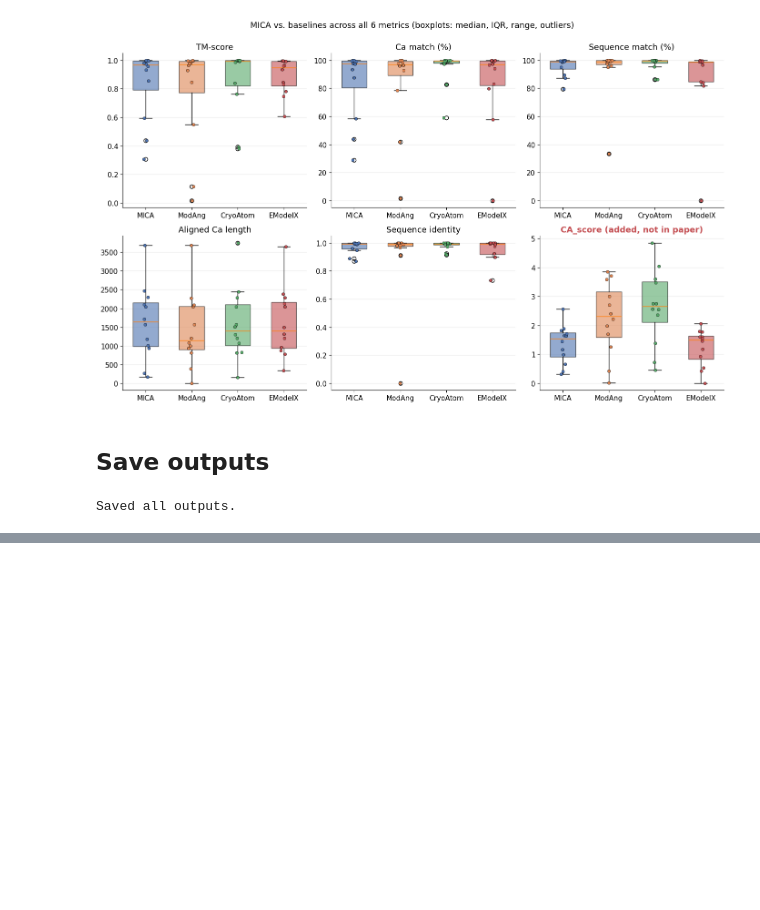
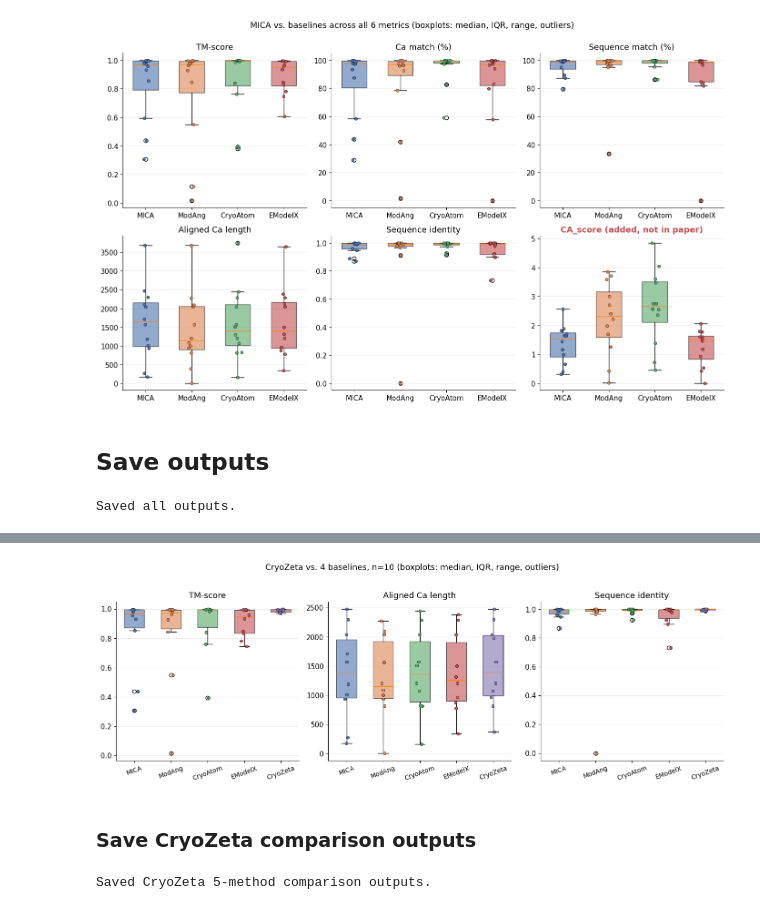
Before and after one commit to Abhash297/MICA-Independent-Benchmarking, a Jupyter notebook: analysis/statistical_analysis.ipynb, the cells around one changed output, grey strips where cells are left out. Cells and saved outputs as stored; diff of their text form; code cells hidden in the pictures; blank space fills up the shorter version.

```diff
--- a/analysis/statistical_analysis.ipynb
+++ b/analysis/statistical_analysis.ipynb
@@ -557,0 +642,11 @@ Saved all outputs.
+# %%
+cz_friedman_results = []
+cz_wide_tables = {}
+for metric_col, metric_name in CZ_METRICS:
+    result, wide = friedman_with_effect_size(df_cz, metric_col, methods=CZ_METHOD_ORDER)
+    result["metric"] = metric_name
+    cz_friedman_results.append(result)
+    cz_wide_tables[metric_col] = wide
+
+cz_friedman_df = pd.DataFrame(cz_friedman_results)
+cz_friedman_df
@@ -557,0 +660,8 @@ Saved all outputs.
+# %%
+cz_posthoc_results = {}
+for metric_col, metric_name in CZ_METRICS:
+    posthoc = pairwise_wilcoxon(cz_wide_tables[metric_col], reference="CryoZeta")
+    cz_posthoc_results[metric_col] = posthoc
+    print(f"=== {metric_name} ===")
+    display(posthoc)
+    print()
@@ -557,0 +701,53 @@ Saved all outputs.
+# %%
+fig, axes = plt.subplots(1, 3, figsize=(14, 4.8))
+cz_palette = dict(palette)
+cz_palette["CryoZeta"] = "#8172B2"
+
+cz_panel_metrics = [
+    ("TM_score_ref", "TM-score", False),
+    ("Aligned_length", "Aligned Ca length", False),
+    ("Seq_ID", "Sequence identity", False),
+]
+cz_display_name = dict(DISPLAY_NAME)
+cz_display_name["CryoZeta"] = "CryoZeta"
+
+for ax, (metric_col, title, _) in zip(axes, cz_panel_metrics):
+    data = [df_cz.loc[df_cz["method"] == m, metric_col].dropna().values for m in CZ_METHOD_ORDER]
+    bp = ax.boxplot(data, labels=[cz_display_name[m] for m in CZ_METHOD_ORDER],
+                     patch_artist=True, showmeans=False, widths=0.55)
+    for patch, m in zip(bp["boxes"], CZ_METHOD_ORDER):
+        patch.set_facecolor(cz_palette[m])
+        patch.set_alpha(0.6)
+    for i, m in enumerate(CZ_METHOD_ORDER, start=1):
+        y = df_cz.loc[df_cz["method"] == m, metric_col].dropna().values
+        x = rng.normal(i, 0.04, size=len(y))
+        ax.scatter(x, y, color=cz_palette[m], edgecolor="black", linewidth=0.4, zorder=3, s=22)
+    # highlight the CryoZeta box specifically
+    cz_idx = CZ_METHOD_ORDER.index("CryoZeta")
+    bp["boxes"][cz_idx].set_linewidth(2.0)
+    bp["boxes"][cz_idx].set_edgecolor("#4B3869")
+    ax.set_title(title, fontsize=13)
+    ax.spines[["top", "right"]].set_visible(False)
+    ax.grid(axis="y", alpha=0.25)
+    ax.tick_params(axis="x", labelsize=10, rotation=20)
+    ax.tick_params(axis="y", labelsize=11)
+
+fig.suptitle("CryoZeta vs. 4 baselines, n=10 (boxplots: median, IQR, range, outliers)",
+              y=1.03, fontsize=13)
+fig.tight_layout()
+fig.savefig("../figures/cryozeta_5method_boxplots.png", dpi=150, bbox_inches="tight")
+plt.show()
+# %% [output]
+[figure, added]
+# %% [markdown]
+### Save CryoZeta comparison outputs
+# %%
+df_cz.to_csv("../data/evaluation/evaluation_cryozeta_5method_merged.csv", index=False)
+cz_desc_table.to_csv("../data/stats/descriptive_stats_5method_n10.csv", index=False)
+cz_friedman_df.to_csv("../data/stats/friedman_5method_n10.csv", index=False)
+pd.concat(cz_posthoc_results.values(), keys=cz_posthoc_results.keys()).to_csv(
+    "../data/stats/posthoc_wilcoxon_5method_n10.csv"
+)
+print("Saved CryoZeta 5-method comparison outputs.")
+# %% [output]
+Saved CryoZeta 5-method comparison outputs.
```
Also changed, not shown: parts of 10 cells of this notebook, 14 other files.
